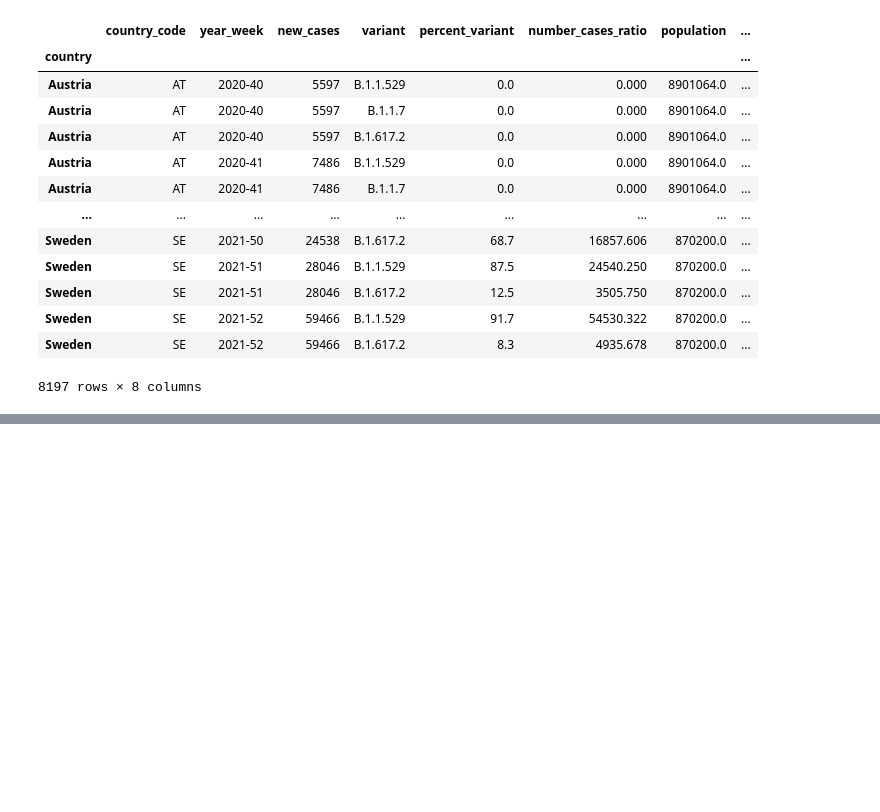
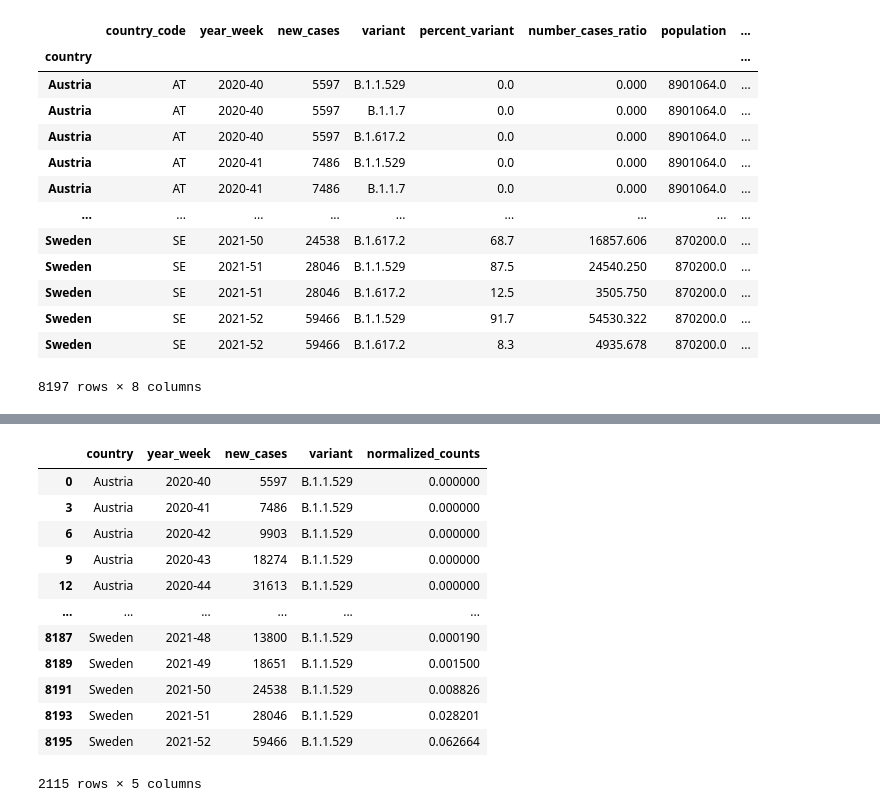
Before and after one commit to bryn-m/Covid_Evolution, a Jupyter notebook: 1_load_data.ipynb, the cells around one changed output, grey strips where cells are left out. Drawn from its saved outputs; the diff is of its cells as text; code cells hidden in the pictures; blank space fills up the shorter version.

```diff
--- a/load_data.ipynb
+++ b/1_load_data.ipynb
@@ -173,0 +197,16 @@ See the caveats in the documentation: https://pandas.pydata.org/pandas-docs/stab
+# %%
+dfs.get_group('B.1.1.529')
+# %% [output]
+|  | country | year_week | new_cases | variant | normalized_counts |
+| 0 | Austria | 2020-40 | 5597 | B.1.1.529 | 0.000000 |
+| 3 | Austria | 2020-41 | 7486 | B.1.1.529 | 0.000000 |
+| 6 | Austria | 2020-42 | 9903 | B.1.1.529 | 0.000000 |
+| 9 | Austria | 2020-43 | 18274 | B.1.1.529 | 0.000000 |
+| 12 | Austria | 2020-44 | 31613 | B.1.1.529 | 0.000000 |
+| ... | ... | ... | ... | ... | ... |
+| 8187 | Sweden | 2021-48 | 13800 | B.1.1.529 | 0.000190 |
+| 8189 | Sweden | 2021-49 | 18651 | B.1.1.529 | 0.001500 |
+| 8191 | Sweden | 2021-50 | 24538 | B.1.1.529 | 0.008826 |
+| 8193 | Sweden | 2021-51 | 28046 | B.1.1.529 | 0.028201 |
+| 8195 | Sweden | 2021-52 | 59466 | B.1.1.529 | 0.062664 |
+2115 rows × 5 columns
```
Also changed, not shown: parts of 4 cells of this notebook.
